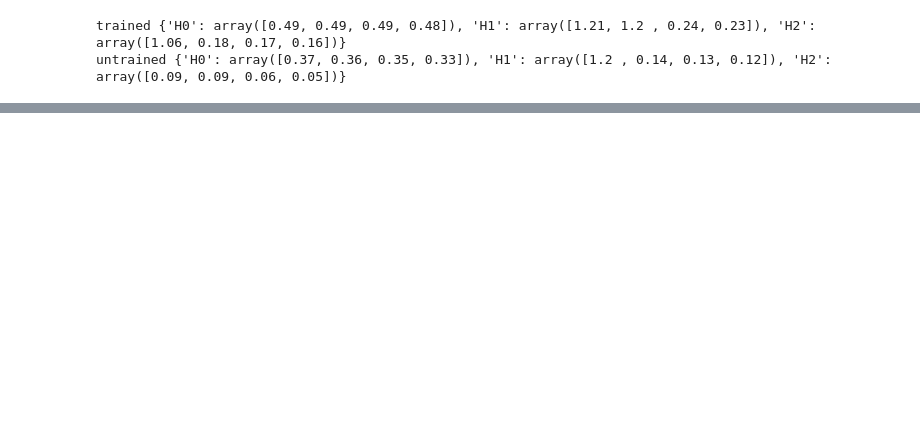
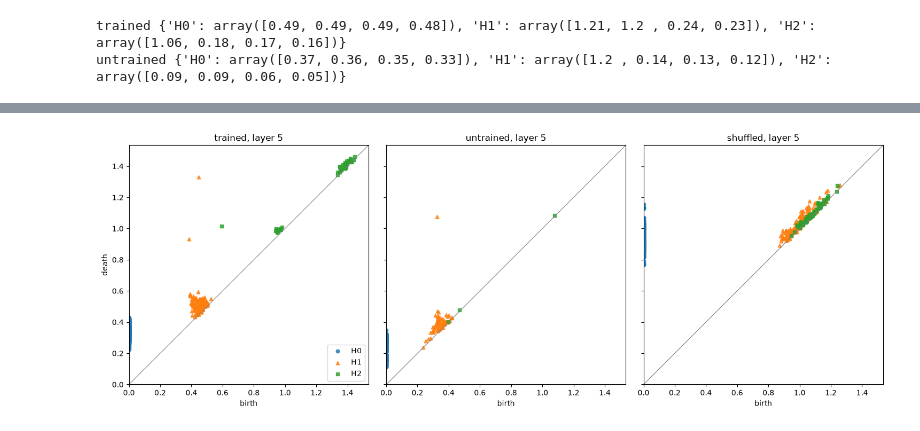
Before and after one commit to jaymanatee/torus-clock, a Jupyter notebook: notebooks/02_phase_probing.ipynb, the cells around one changed output, grey strips where cells are left out. Saved outputs shown, nothing was run; the diff lists cells and outputs as text; code cells hidden in the pictures; blank space fills up the shorter version.

```diff
--- a/notebooks/02_phase_probing.ipynb
+++ b/notebooks/02_phase_probing.ipynb
@@ -298,0 +398,26 @@ Rerun the notebook to refresh the numbers; with `NOISE = 0.5` the run on 6 Novem
+# %%
+# persistence diagrams at layer 5: each marker is one feature at (birth, death);
+# distance above the diagonal = lifetime, so points far from it are real structure
+layer = "layer 5"
+cases = [("trained", acts, False), ("untrained", acts_u, False), ("shuffled", acts, True)]
+dgms_all = {which: layer_homology(a, layer, shuffle=s) for which, a, s in cases}
+
+top = max(dg[np.isfinite(dg[:, 1]), 1].max() for dgms in dgms_all.values() for dg in dgms) * 1.05
+
+fig, axes = plt.subplots(1, 3, figsize=(15, 5), sharex=True, sharey=True)
+for ax, (which, dgms) in zip(axes, dgms_all.items()):
+    ax.plot([0, top], [0, top], color="gray", lw=0.8)              # diagonal: birth = death
+    for k, (dg, marker) in enumerate(zip(dgms, ["o", "^", "s"])):
+        dg = dg[np.isfinite(dg[:, 1])]                              # drop the infinite H0 bar
+        ax.scatter(dg[:, 0], dg[:, 1], marker=marker, s=22, alpha=0.8, label=f"H{k}")
+    ax.set_xlim(0, top); ax.set_ylim(0, top)
+    ax.set_aspect("equal")
+    ax.set_xlabel("birth")
+    ax.set_title(f"{which}, {layer}")
+axes[0].set_ylabel("death")
+axes[0].legend(loc="lower right")
+plt.tight_layout()
+plt.savefig(RESULTS / f"02_persistence_{layer.replace(' ', '')}.png", dpi=150)
+plt.show()
+# %% [output]
+[figure, added]
```
Also changed, not shown: parts of 27 cells of this notebook, 11 other files.
